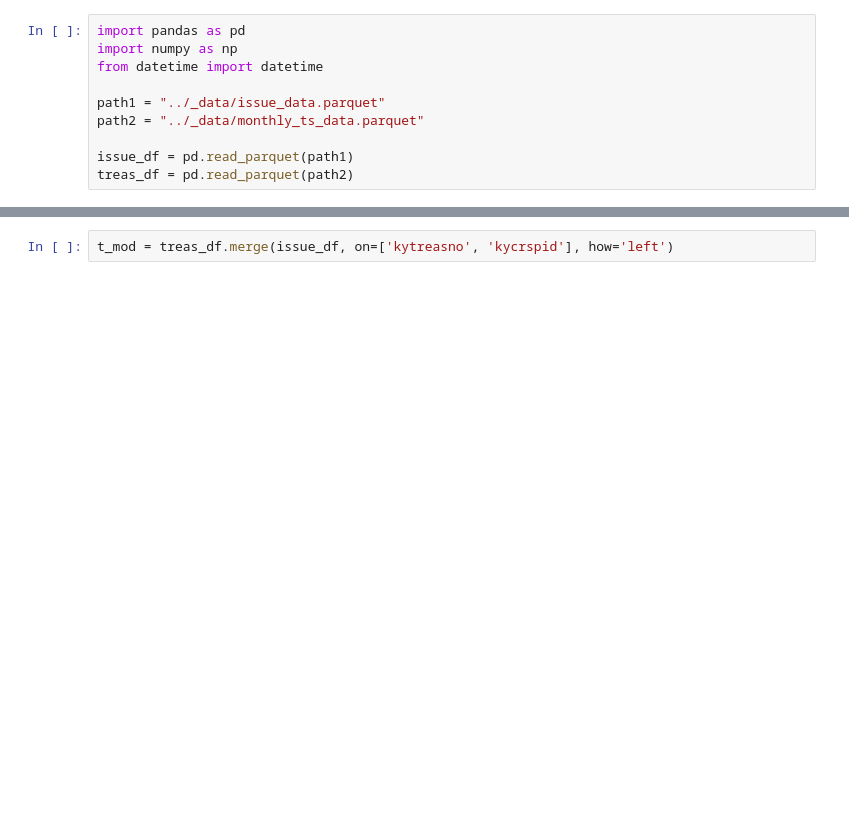
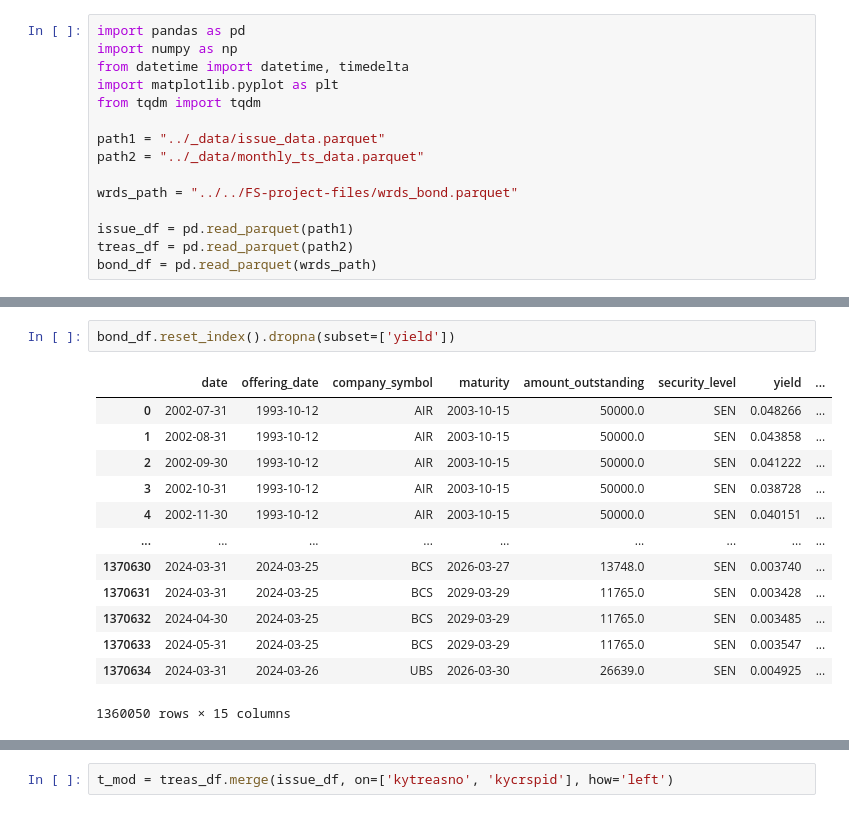
Before and after one commit to zixiaowang123/full_stack_project, a Jupyter notebook: src/test_nb.ipynb, the cells around one changed output, grey strips where cells are left out. Cells and saved outputs as stored; diff of their text form; blank space fills up the shorter version.

```diff
--- a/src/test_nb.ipynb
+++ b/src/test_nb.ipynb
@@ -1,10 +1,15 @@
 # %%
 import pandas as pd
 import numpy as np
-from datetime import datetime
+from datetime import datetime, timedelta
+import matplotlib.pyplot as plt
+from tqdm import tqdm
 
 path1 = "../_data/issue_data.parquet"
 path2 = "../_data/monthly_ts_data.parquet"
 
+wrds_path = "../../FS-project-files/wrds_bond.parquet"
+
 issue_df = pd.read_parquet(path1)
 treas_df = pd.read_parquet(path2)
+bond_df = pd.read_parquet(wrds_path)
@@ -10,0 +38,16 @@ treas_df = pd.read_parquet(path2)
+# %%
+bond_df.reset_index().dropna(subset=['yield'])
+# %% [output]
+|  | date | offering_date | company_symbol | maturity | amount_outstanding | security_level | yield | ... |
+| 0 | 2002-07-31 | 1993-10-12 | AIR | 2003-10-15 | 50000.0 | SEN | 0.048266 | ... |
+| 1 | 2002-08-31 | 1993-10-12 | AIR | 2003-10-15 | 50000.0 | SEN | 0.043858 | ... |
+| 2 | 2002-09-30 | 1993-10-12 | AIR | 2003-10-15 | 50000.0 | SEN | 0.041222 | ... |
+| 3 | 2002-10-31 | 1993-10-12 | AIR | 2003-10-15 | 50000.0 | SEN | 0.038728 | ... |
+| 4 | 2002-11-30 | 1993-10-12 | AIR | 2003-10-15 | 50000.0 | SEN | 0.040151 | ... |
+| ... | ... | ... | ... | ... | ... | ... | ... | ... |
+| 1370630 | 2024-03-31 | 2024-03-25 | BCS | 2026-03-27 | 13748.0 | SEN | 0.003740 | ... |
+| 1370631 | 2024-03-31 | 2024-03-25 | BCS | 2029-03-29 | 11765.0 | SEN | 0.003428 | ... |
+| 1370632 | 2024-04-30 | 2024-03-25 | BCS | 2029-03-29 | 11765.0 | SEN | 0.003485 | ... |
+| 1370633 | 2024-05-31 | 2024-03-25 | BCS | 2029-03-29 | 11765.0 | SEN | 0.003547 | ... |
+| 1370634 | 2024-03-31 | 2024-03-26 | UBS | 2026-03-30 | 26639.0 | SEN | 0.004925 | ... |
+1360050 rows × 15 columns
```
Also changed, not shown: parts of 20 cells of this notebook, 3 other files.
